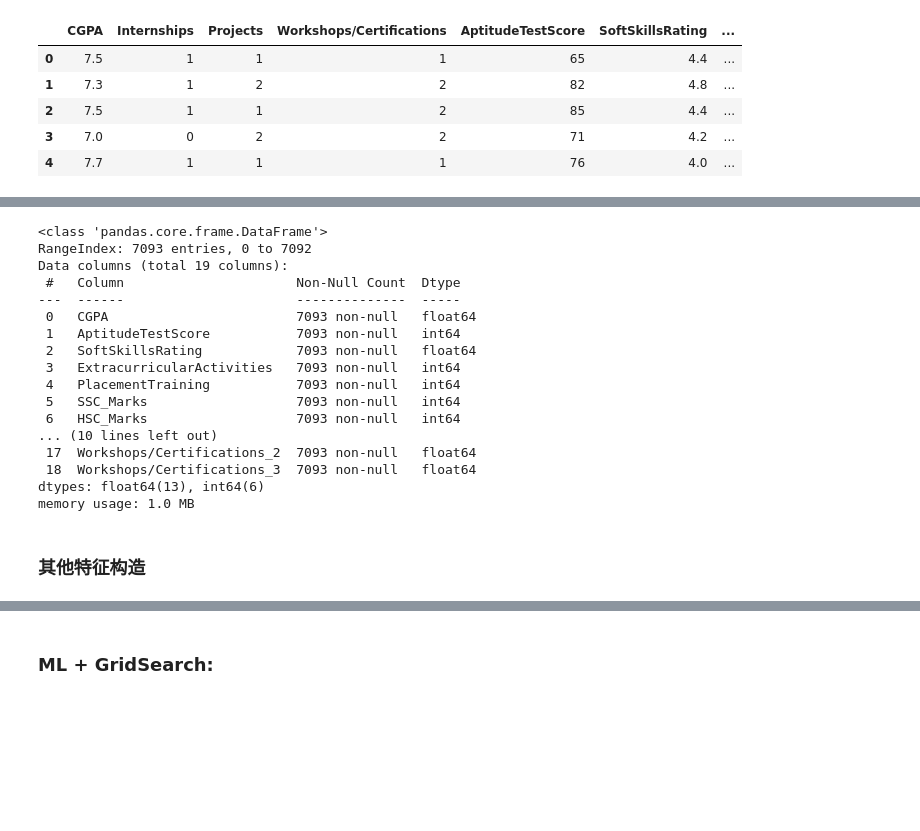
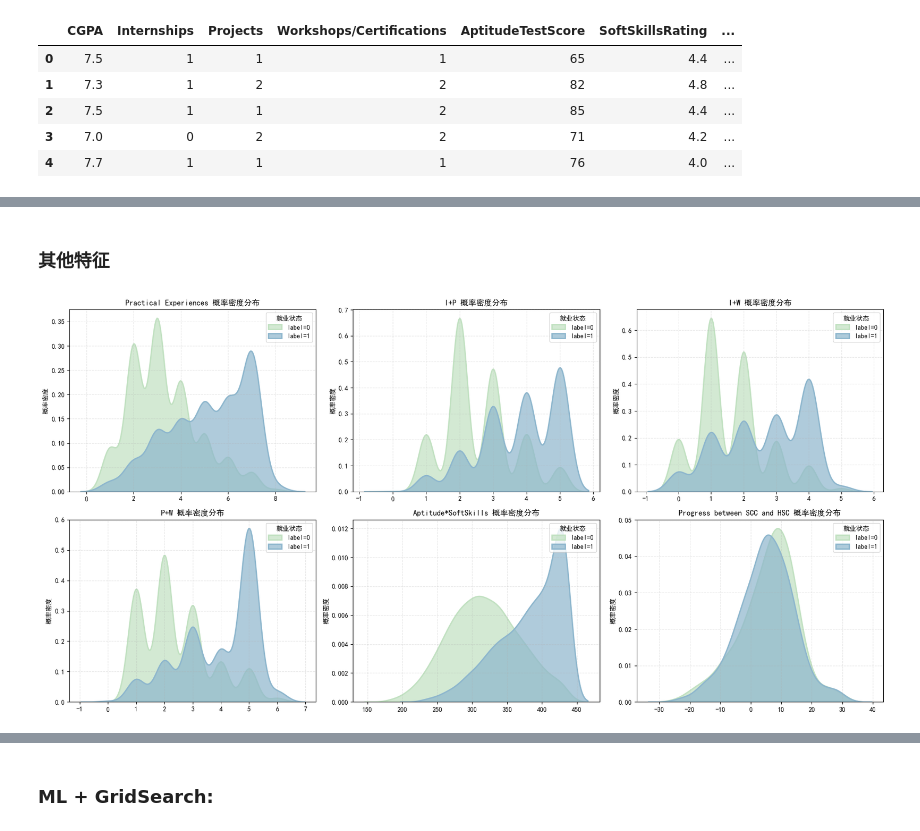
Before and after one commit to Meisenheimer/COMP5434-Big-Data-Computing, a Jupyter notebook: code/Task 1/Data Analysis.ipynb, the cells around one changed output, grey strips where cells are left out. Saved outputs shown, nothing was run; the diff lists cells and outputs as text; code cells hidden in the pictures; blank space fills up the shorter version.

```diff
--- a/code/Task 1/Data Analysis.ipynb
+++ b/code/Task 1/Data Analysis.ipynb
@@ -267,22 +337,18 @@ print(df_sklearn_encoded.filter(regex='Internships_|Projects_|Workshops/Certific
 # %%
-df_sklearn_encoded.info()
+# df_sklearn_encoded.info()
-# %% [output]
-<class 'pandas.core.frame.DataFrame'>
-RangeIndex: 7093 entries, 0 to 7092
-Data columns (total 19 columns):
- #   Column                      Non-Null Count  Dtype
----  ------                      --------------  -----
- 0   CGPA                        7093 non-null   float64
- 1   AptitudeTestScore           7093 non-null   int64
- 2   SoftSkillsRating            7093 non-null   float64
- 3   ExtracurricularActivities   7093 non-null   int64
- 4   PlacementTraining           7093 non-null   int64
- 5   SSC_Marks                   7093 non-null   int64
- 6   HSC_Marks                   7093 non-null   int64
-... (10 lines left out)
- 17  Workshops/Certifications_2  7093 non-null   float64
- 18  Workshops/Certifications_3  7093 non-null   float64
-dtypes: float64(13), int64(6)
-memory usage: 1.0 MB
 # %% [markdown]
-### 其他特征构造
+### 其他特征
+# %%
+df['Practical Experiences'] = df['Internships'] + df['Projects'] + df['Workshops/Certifications']
+df['I+P'] = df['Internships'] + df['Projects']
+df['I+W'] = df['Internships'] + df['Workshops/Certifications']
+df['P+W'] = df['Projects'] + df['Workshops/Certifications']
+
+df['Aptitude*SoftSkills'] = df['AptitudeTestScore'] * df['SoftSkillsRating']
+
+df['Progress between SCC and HSC'] = df['HSC_Marks'] - df['SSC_Marks']
+
+features_to_plot = ['Practical Experiences', 'I+P', 'I+W', 'P+W', 'Aptitude*SoftSkills','Progress between SCC and HSC']
+plot_smooth_dist_by_label(df, features=features_to_plot, figsize=(18, 9), bw_adjust=1.2)
+# %% [output]
+[figure, added]
```
Also changed, not shown: parts of 23 cells of this notebook, 13 other files.
